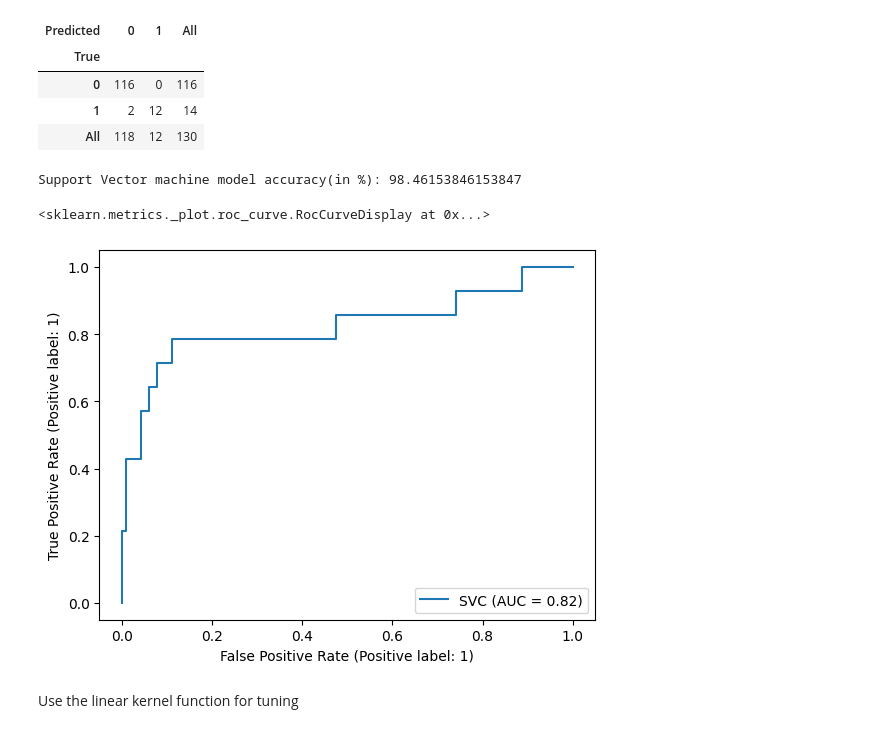
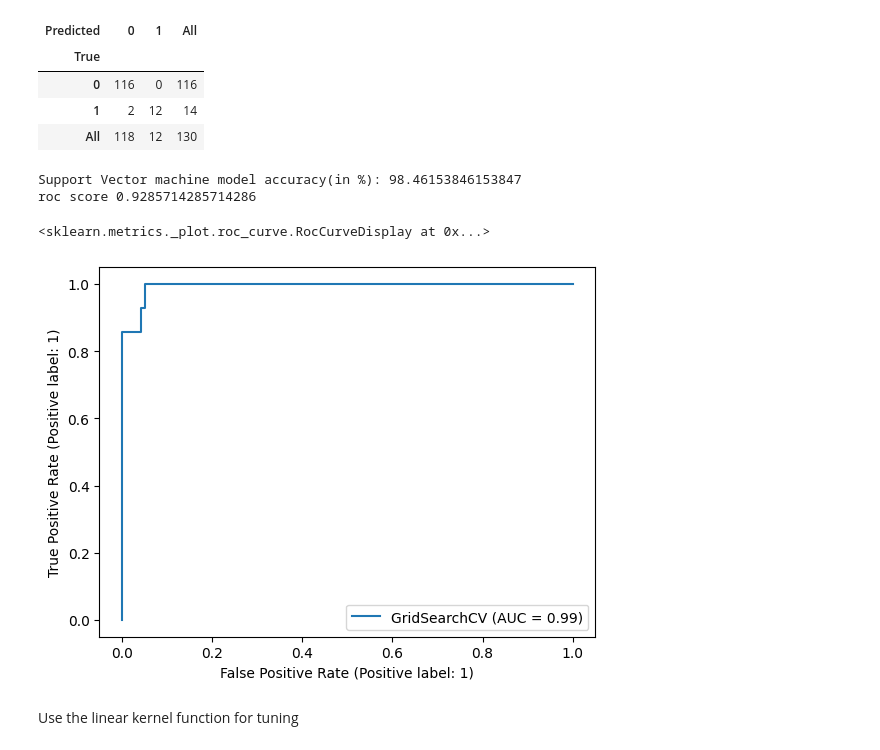
Before and after one commit to Aya-gamal2211/MachineLearning, a Jupyter notebook: SVM_test.ipynb, the cells around one changed output. Cells and saved outputs as stored; diff of their text form; code cells hidden in the pictures.

```diff
--- a/SVM_test.ipynb
+++ b/SVM_test.ipynb
@@ -162,14 +168,16 @@ pd.crosstab(y_test, grid_predictions2, rownames=['True'], colnames=['Predicted']
 # %%
 from sklearn import metrics
 print("Support Vector machine model accuracy(in %):", metrics.accuracy_score(y_test,grid_predictions2)*100)
+print("roc score",metrics.roc_auc_score(y_test,grid_predictions2))
 # %% [output]
 Support Vector machine model accuracy(in %): 98.46153846153847
+roc score 0.9285714285714286
 # %%
 from sklearn import metrics
-metrics.plot_roc_curve(model,x_test,y_test)
+metrics.plot_roc_curve(grid,x_test,y_test)
 # %% [output]
 <sklearn.metrics._plot.roc_curve.RocCurveDisplay at 0x...>
-[figure, old version]
+[figure, new version]
 # %% [markdown]
 Use the linear kernel function for tuning
 # %%
```
Also changed, not shown: parts of 9 cells of this notebook, 1 other file.
